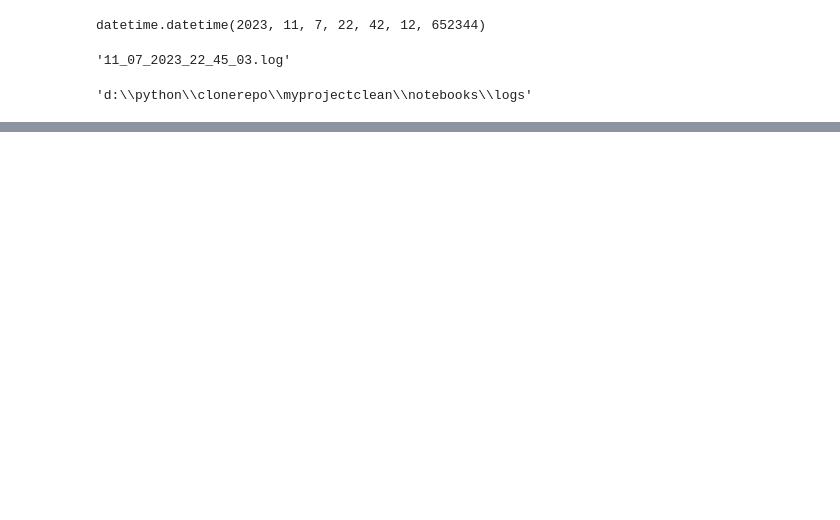
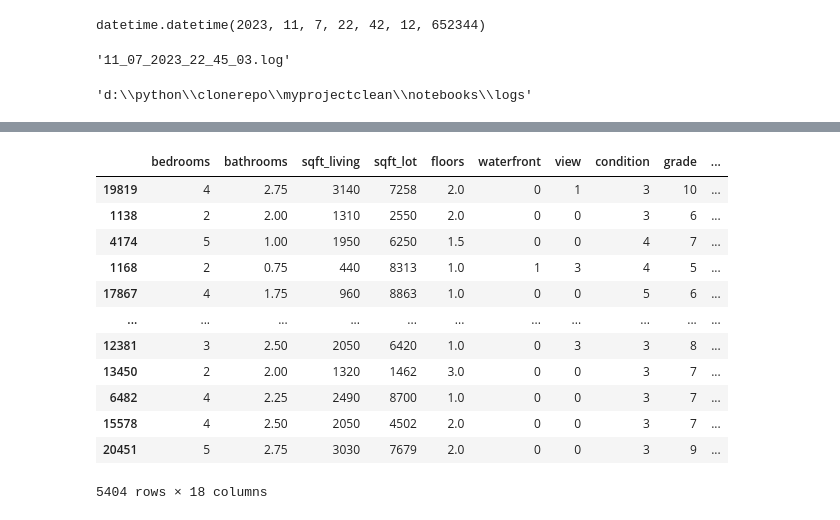
Before and after one commit to Vinayrajgambo/myprojectclean, a Jupyter notebook: notebooks/EDA.ipynb, the cells around one changed output, grey strips where cells are left out. Cells and saved outputs as stored; diff of their text form; code cells hidden in the pictures; blank space fills up the shorter version.

```diff
--- a/notebooks/EDA.ipynb
+++ b/notebooks/EDA.ipynb
@@ -22,0 +153,16 @@ ModuleNotFoundError: No module named 'src'
+# %%
+X_test
+# %% [output]
+|  | bedrooms | bathrooms | sqft_living | sqft_lot | floors | waterfront | view | condition | grade | ... |
+| 19819 | 4 | 2.75 | 3140 | 7258 | 2.0 | 0 | 1 | 3 | 10 | ... |
+| 1138 | 2 | 2.00 | 1310 | 2550 | 2.0 | 0 | 0 | 3 | 6 | ... |
+| 4174 | 5 | 1.00 | 1950 | 6250 | 1.5 | 0 | 0 | 4 | 7 | ... |
+| 1168 | 2 | 0.75 | 440 | 8313 | 1.0 | 1 | 3 | 4 | 5 | ... |
+| 17867 | 4 | 1.75 | 960 | 8863 | 1.0 | 0 | 0 | 5 | 6 | ... |
+| ... | ... | ... | ... | ... | ... | ... | ... | ... | ... | ... |
+| 12381 | 3 | 2.50 | 2050 | 6420 | 1.0 | 0 | 3 | 3 | 8 | ... |
+| 13450 | 2 | 2.00 | 1320 | 1462 | 3.0 | 0 | 0 | 3 | 7 | ... |
+| 6482 | 4 | 2.25 | 2490 | 8700 | 1.0 | 0 | 0 | 3 | 7 | ... |
+| 15578 | 4 | 2.50 | 2050 | 4502 | 2.0 | 0 | 0 | 3 | 7 | ... |
+| 20451 | 5 | 2.75 | 3030 | 7679 | 2.0 | 0 | 0 | 3 | 9 | ... |
+5404 rows × 18 columns
```
Also changed, not shown: parts of 26 cells of this notebook, 4 other files.
